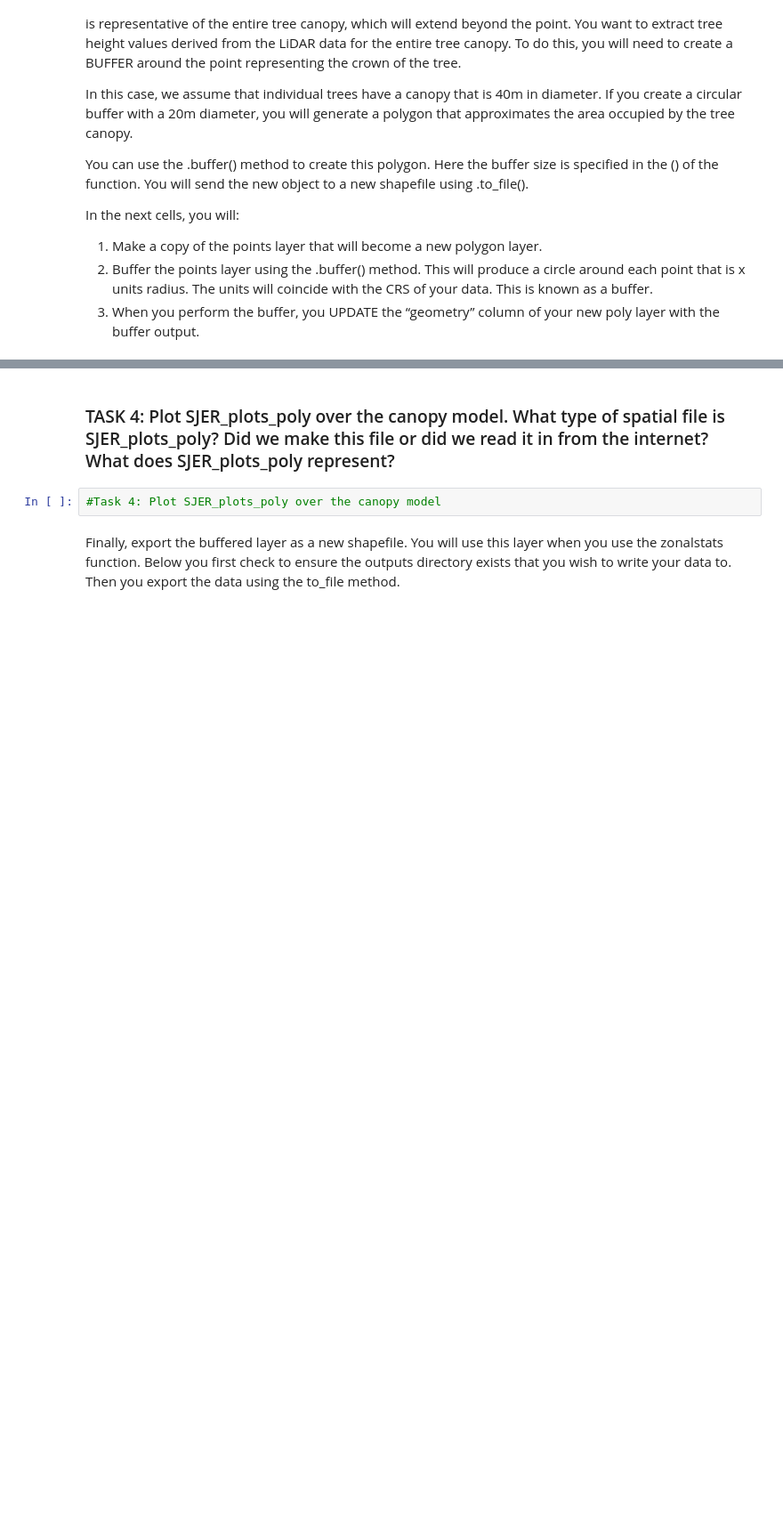
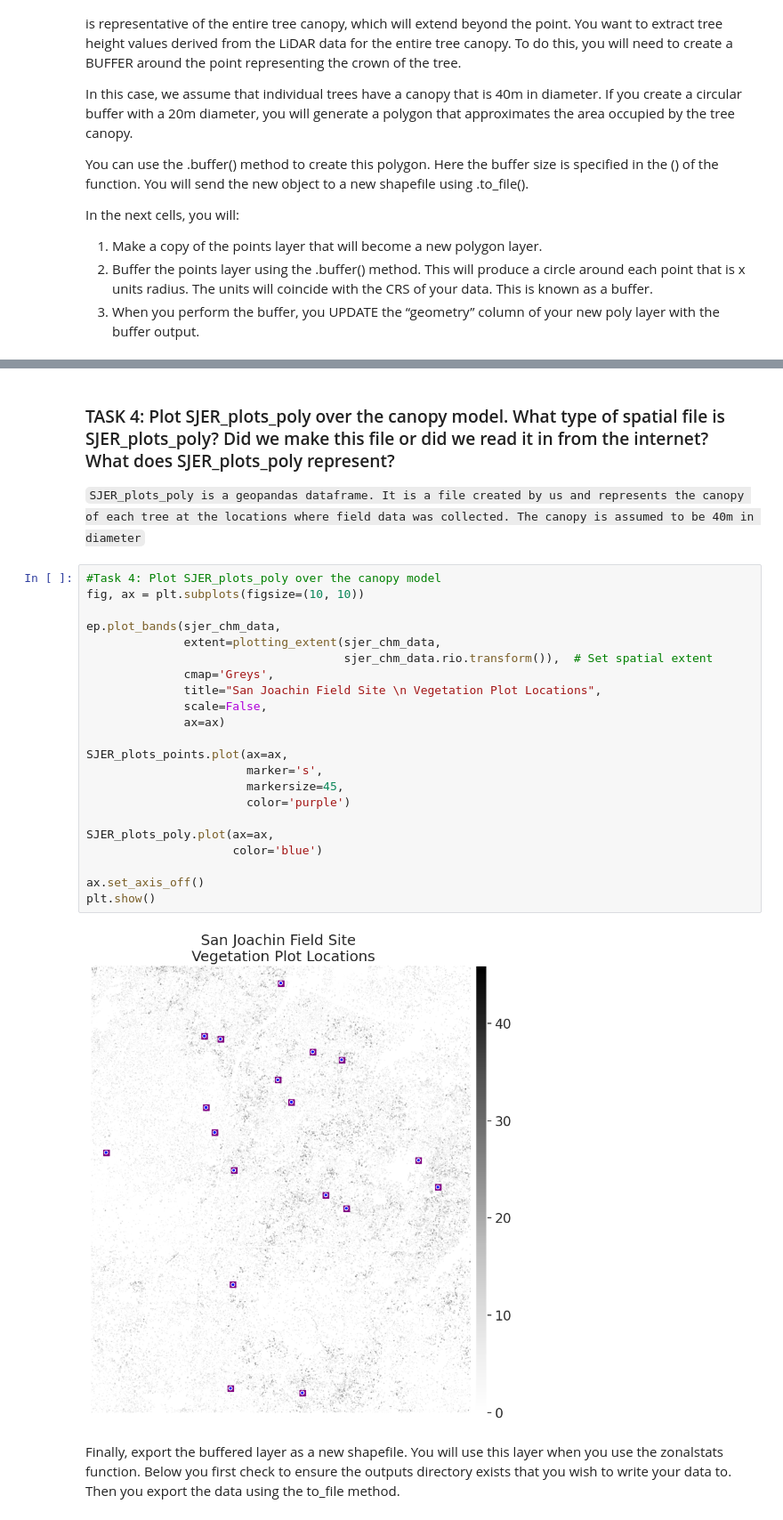
Before and after one commit to LizCarter492/EnvDatSci, a Jupyter notebook: CodeSprints/Regression101.ipynb, the cells around one changed output, grey strips where cells are left out. Shown at 89% size. Drawn from its saved outputs; the diff is of its cells as text; blank space fills up the shorter version.

```diff
--- a/CodeSprints/Regression101.ipynb
+++ b/CodeSprints/Regression101.ipynb
@@ -252,7 +261,31 @@ SJER_plots_poly.head()
 # %% [markdown]
 ### TASK 4: Plot SJER_plots_poly over the canopy model. What type of spatial file is SJER_plots_poly? Did we make this file or did we read it in from the internet? What does SJER_plots_poly represent?
+
+`SJER_plots_poly is a geopandas dataframe. It is a file created by us and represents the canopy of each tree at the locations where field data was collected. The canopy is assumed to be 40m in diameter`
-# %%
-#Task 4: Plot SJER_plots_poly over the canopy model
+# %%
+#Task 4: Plot SJER_plots_poly over the canopy model
+fig, ax = plt.subplots(figsize=(10, 10))
+
+ep.plot_bands(sjer_chm_data,
+              extent=plotting_extent(sjer_chm_data,
+                                     sjer_chm_data.rio.transform()),  # Set spatial extent
+              cmap='Greys',
+              title="San Joachin Field Site \n Vegetation Plot Locations",
+              scale=False,
+              ax=ax)
+
+SJER_plots_points.plot(ax=ax,
+                       marker='s',
+                       markersize=45,
+                       color='purple')
+
+SJER_plots_poly.plot(ax=ax,
+                     color='blue')
+
+ax.set_axis_off()
+plt.show()
+# %% [output]
+[figure, added]
 # %% [markdown]
 Finally, export the buffered layer as a new shapefile. You will use this layer when you use the zonalstats function. Below you first check to ensure the outputs directory exists that you wish to write your data to. Then you export the data using the to_file method.
 # %%
```
Also changed, not shown: parts of 20 cells of this notebook.
